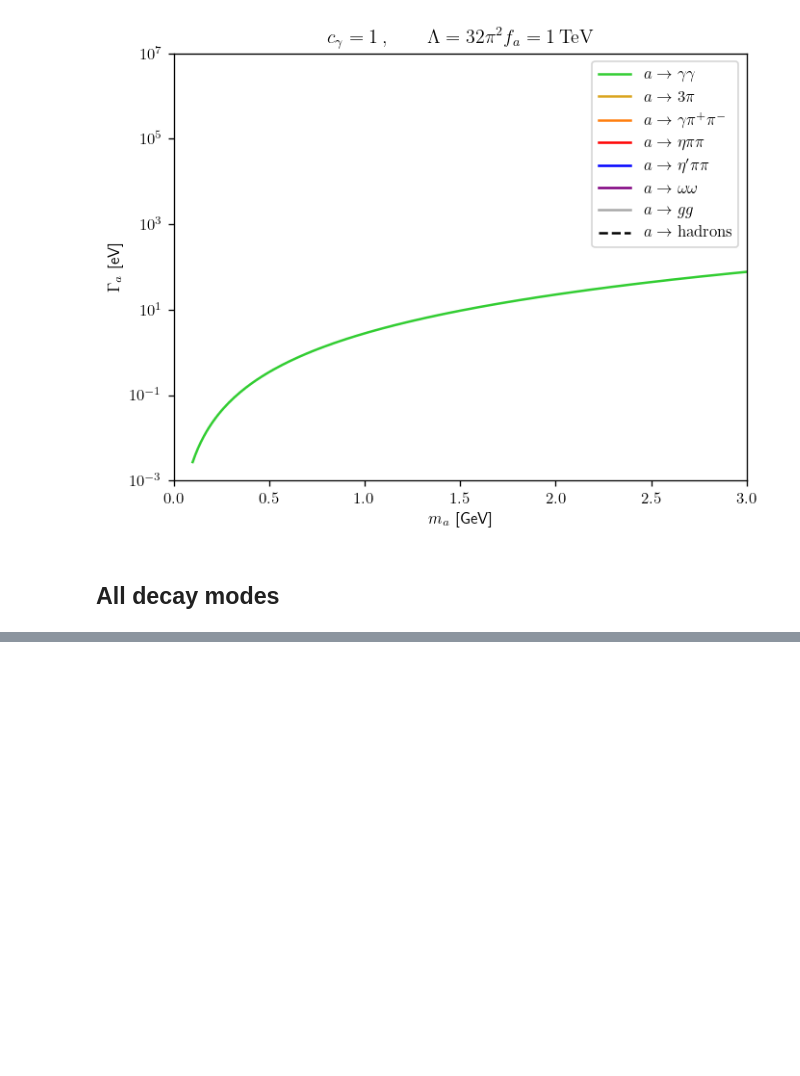
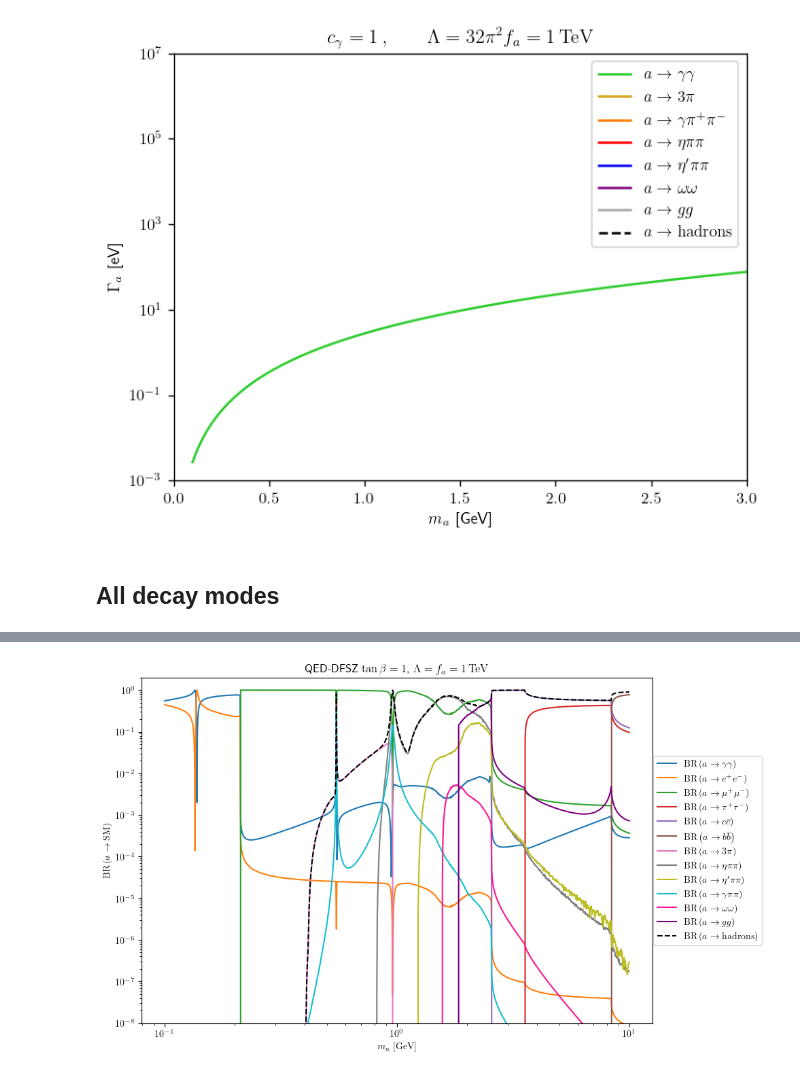
Before and after one commit to alp-aca/alp-aca, a Jupyter notebook: tutorials/03_BranchingRatios.ipynb, the cells around one changed output, grey strips where cells are left out. Cells and saved outputs as stored; diff of their text form; code cells hidden in the pictures; blank space fills up the shorter version.

```diff
--- a/tutorials/03_BranchingRatios.ipynb
+++ b/tutorials/03_BranchingRatios.ipynb
@@ -172,0 +176,33 @@ plt.tight_layout()  # Adjust the layout to make room for the legend
+# %%
+import alpaca
+
+c = alpaca.models.QED_DFSZ.get_couplings({alpaca.models.beta: np.pi/4}, 1e3).match_run(10.1, 'VA_below')
+# %%
+fig, ax = plt.subplots(figsize=(10, 6))
+
+ax.plot(ma, branching_ratio('a -> gamma gamma', ma, c, fa, integrator='no_rge'), label=r"$\textrm{BR}\left(a\rightarrow \gamma\gamma\right)$")
+ax.plot(ma, branching_ratio('a -> e e', ma, c, fa, integrator='no_rge'), label=r"$\textrm{BR}\left(a\rightarrow e^+e^-\right)$")
+ax.plot(ma, branching_ratio('a -> mu mu', ma, c, fa, integrator='no_rge'), label=r"$\textrm{BR}\left(a\rightarrow \mu^+\mu^-\right)$")
+ax.plot(ma, branching_ratio('a -> tau tau', ma, c, fa, integrator='no_rge'), label=r"$\textrm{BR}\left(a\rightarrow \tau^+\tau^-\right)$")
+ax.plot(ma, branching_ratio('a -> charm charm', ma, c, fa, integrator='no_rge'), label=r"$\textrm{BR}\left(a\rightarrow c\bar{c}\right)$")
+ax.plot(ma, branching_ratio('a -> bottom bottom', ma, c, fa, integrator='no_rge'), label=r"$\textrm{BR}\left(a\rightarrow b\bar{b}\right)$")
+ax.plot(ma, branching_ratio('a -> pion pion pion', ma, c, fa, integrator='no_rge'), label=r"$\textrm{BR}\left(a\rightarrow 3\pi\right)$")
+ax.plot(ma, branching_ratio('a -> eta pion pion', ma, c, fa, integrator='no_rge'), label=r"$\textrm{BR}\left(a\rightarrow \eta\pi\pi\right)$")
+ax.plot(ma, branching_ratio('a -> eta_prime pion pion', ma, c, fa, integrator='no_rge'), label=r"$\textrm{BR}\left(a\rightarrow \eta'\pi\pi\right)$")
+ax.plot(ma, branching_ratio('a -> gamma pion pion', ma, c, fa, integrator='no_rge'), label=r"$\textrm{BR}\left(a\rightarrow \gamma\pi\pi\right)$")
+ax.plot(ma, branching_ratio('a -> omega omega', ma, c, fa, integrator='no_rge'), label=r"$\textrm{BR}\left(a\rightarrow \omega\omega\right)$", c='deeppink')
+ax.plot(ma, branching_ratio('a -> gluon gluon', ma, c, fa, integrator='no_rge'), label=r"$\textrm{BR}\left(a\rightarrow gg\right)$", c='purple')
+ax.plot(ma, branching_ratio('a -> hadrons', ma, c, fa, integrator='no_rge'), label=r"$\textrm{BR}\left(a\rightarrow \mathrm{hadrons}\right)$", c='k', ls='--')
+
+
+ax.set_ylim(1e-8,2)
+ax.set_xscale("log")
+ax.set_yscale("log")
+ax.set_xlabel(r"$m_a \, \left[\textrm{GeV}\right]$")
+ax.set_ylabel(r"$\textrm{BR} \left(a\to \textrm{SM}\right)$")
+ax.legend(loc='center left', bbox_to_anchor=(1, 0.5), borderaxespad=0.1)
+
+plt.title(r'QED-DFSZ $\tan\beta=1$, $\Lambda=f_a=1\,\mathrm{TeV}$')
+plt.tight_layout()  # Adjust the layout to make room for the legend
+# %% [output]
+[figure, added]
```
Also changed, not shown: parts of 5 cells of this notebook, 1 other file.
